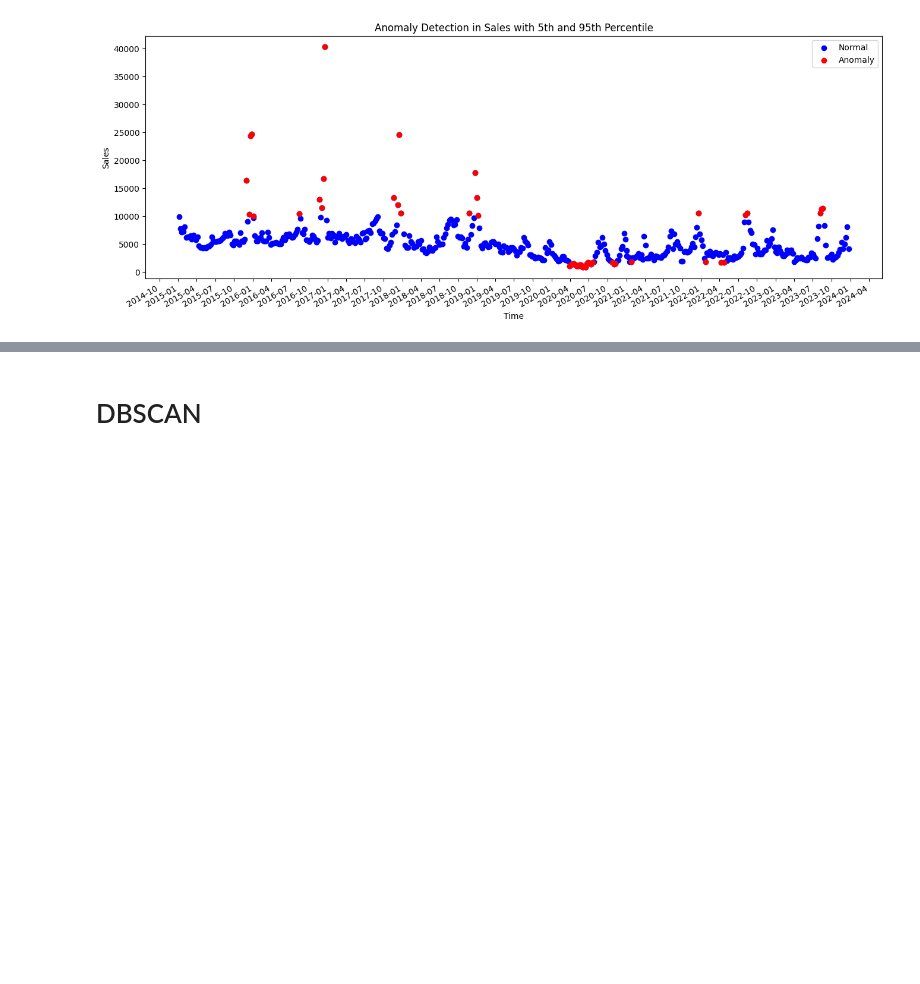
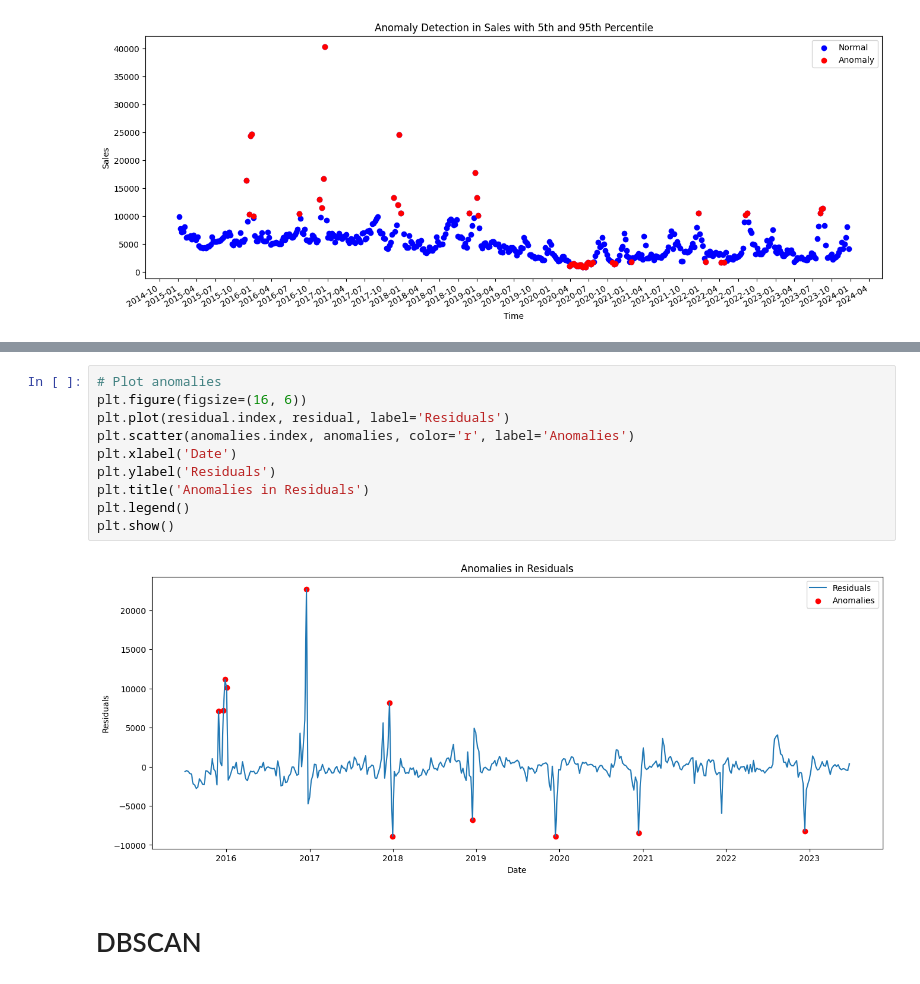
Before and after one commit to billysimct/S_Case_Study, a Jupyter notebook: Anomaly_Detection.ipynb, the cells around one changed output, grey strips where cells are left out. Saved outputs shown, nothing was run; the diff lists cells and outputs as text; blank space fills up the shorter version.

```diff
--- a/Anomaly_Detection.ipynb
+++ b/Anomaly_Detection.ipynb
@@ -115,3 +148,15 @@ plt.show()
+# %%
+# Plot anomalies
+plt.figure(figsize=(16, 6))
+plt.plot(residual.index, residual, label='Residuals')
+plt.scatter(anomalies.index, anomalies, color='r', label='Anomalies')
+plt.xlabel('Date')
+plt.ylabel('Residuals')
+plt.title('Anomalies in Residuals')
+plt.legend()
+plt.show()
+# %% [output]
+[figure, added]
 # %% [markdown]
 # DBSCAN
 # %%
```
Also changed, not shown: parts of 11 cells of this notebook, 1 other file.
